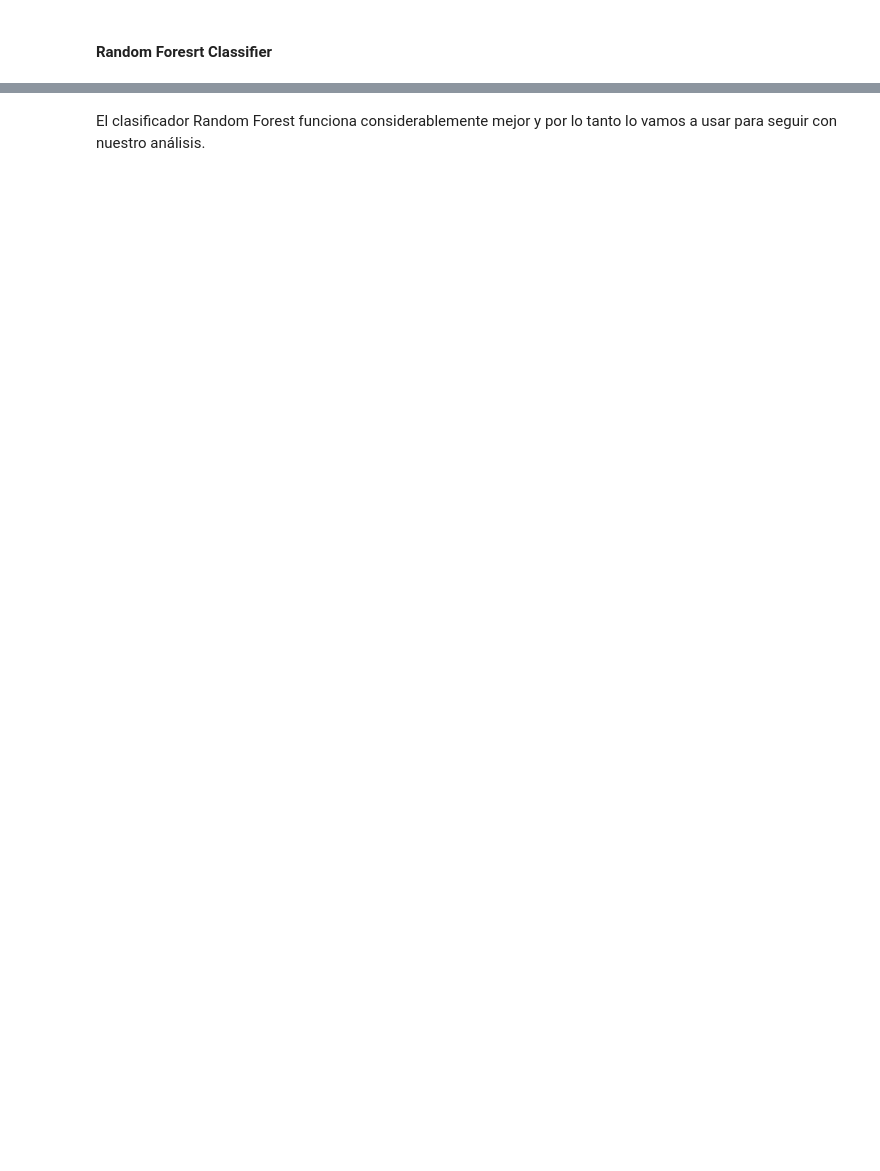
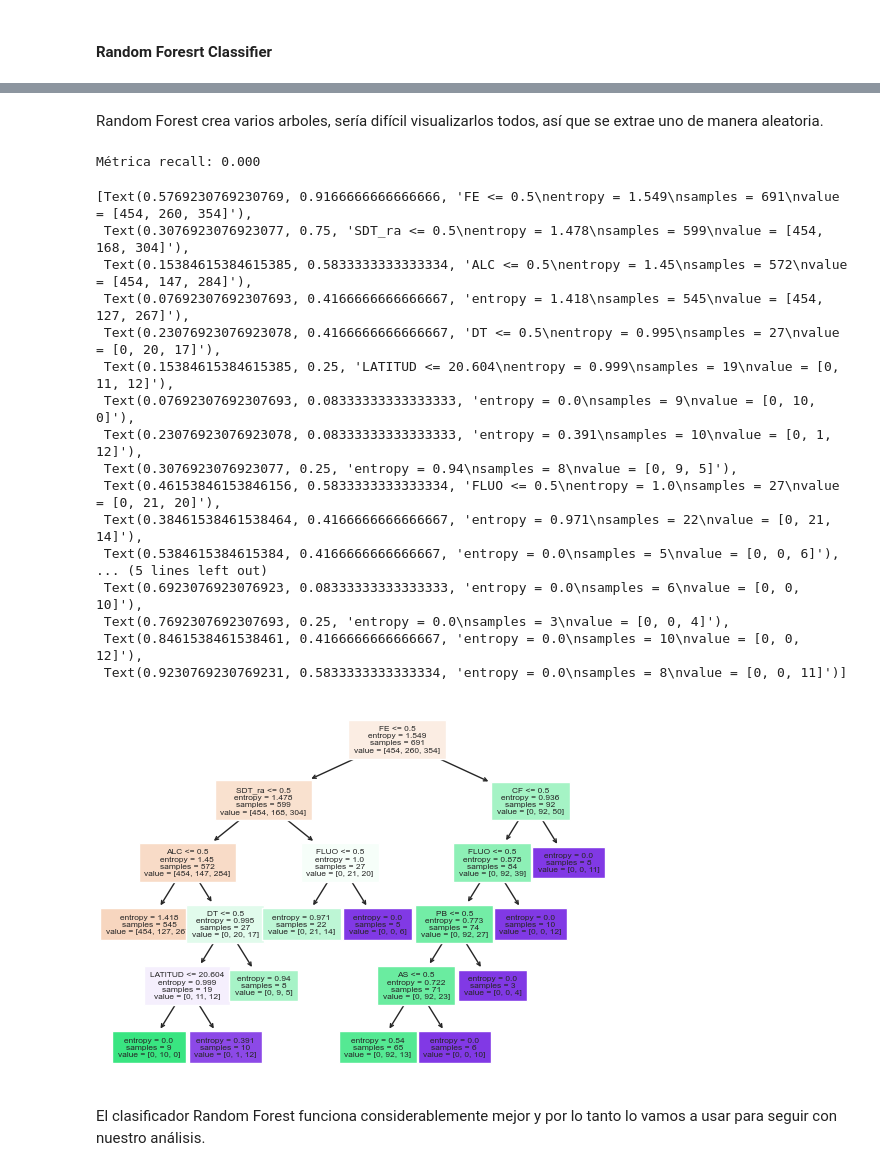
Before and after one commit to PosgradoMNA/actividades-del-projecto-96, a Jupyter notebook: Reto/Reto_calidad_agua_2Jose.ipynb, the cells around one changed output, grey strips where cells are left out. Drawn from its saved outputs; the diff is of its cells as text; code cells hidden in the pictures; blank space fills up the shorter version.

```diff
--- a/Reto/Reto_calidad_agua_2Jose.ipynb
+++ b/Reto/Reto_calidad_agua_2Jose.ipynb
@@ -239,3 +269,32 @@ print(f1_score(Ytest,YhatForest, average='weighted'))
+# %% [markdown]
+Random Forest crea varios arboles, sería difícil visualizarlos todos, así que se extrae uno de manera aleatoria.
+# %%
+estimator = gridFinal.best_estimator_.estimators_[5]
+
+predicciones = estimator.predict(Xtest)
+
+print("Métrica recall: %.3f \n" %(recall_score(Ytest, predicciones,average='weighted')))
+tree.plot_tree(estimator,feature_names=Xtest.columns, filled = True,fontsize=6)
+# %% [output]
+Métrica recall: 0.000
+[Text(0.5769230769230769, 0.9166666666666666, 'FE <= 0.5\nentropy = 1.549\nsamples = 691\nvalue = [454, 260, 354]'),
+ Text(0.3076923076923077, 0.75, 'SDT_ra <= 0.5\nentropy = 1.478\nsamples = 599\nvalue = [454, 168, 304]'),
+ Text(0.15384615384615385, 0.5833333333333334, 'ALC <= 0.5\nentropy = 1.45\nsamples = 572\nvalue = [454, 147, 284]'),
+ Text(0.07692307692307693, 0.4166666666666667, 'entropy = 1.418\nsamples = 545\nvalue = [454, 127, 267]'),
+ Text(0.23076923076923078, 0.4166666666666667, 'DT <= 0.5\nentropy = 0.995\nsamples = 27\nvalue = [0, 20, 17]'),
+ Text(0.15384615384615385, 0.25, 'LATITUD <= 20.604\nentropy = 0.999\nsamples = 19\nvalue = [0, 11, 12]'),
+ Text(0.07692307692307693, 0.08333333333333333, 'entropy = 0.0\nsamples = 9\nvalue = [0, 10, 0]'),
+ Text(0.23076923076923078, 0.08333333333333333, 'entropy = 0.391\nsamples = 10\nvalue = [0, 1, 12]'),
+ Text(0.3076923076923077, 0.25, 'entropy = 0.94\nsamples = 8\nvalue = [0, 9, 5]'),
+ Text(0.46153846153846156, 0.5833333333333334, 'FLUO <= 0.5\nentropy = 1.0\nsamples = 27\nvalue = [0, 21, 20]'),
+ Text(0.38461538461538464, 0.4166666666666667, 'entropy = 0.971\nsamples = 22\nvalue = [0, 21, 14]'),
+ Text(0.5384615384615384, 0.4166666666666667, 'entropy = 0.0\nsamples = 5\nvalue = [0, 0, 6]'),
+... (5 lines left out)
+ Text(0.6923076923076923, 0.08333333333333333, 'entropy = 0.0\nsamples = 6\nvalue = [0, 0, 10]'),
+ Text(0.7692307692307693, 0.25, 'entropy = 0.0\nsamples = 3\nvalue = [0, 0, 4]'),
+ Text(0.8461538461538461, 0.4166666666666667, 'entropy = 0.0\nsamples = 10\nvalue = [0, 0, 12]'),
+ Text(0.9230769230769231, 0.5833333333333334, 'entropy = 0.0\nsamples = 8\nvalue = [0, 0, 11]')]
+[figure, added]
 # %% [markdown]
 El clasificador Random Forest funciona considerablemente mejor y por lo tanto lo vamos a usar para seguir con nuestro análisis.
 # %%
```
Also changed, not shown: parts of 8 cells of this notebook.
